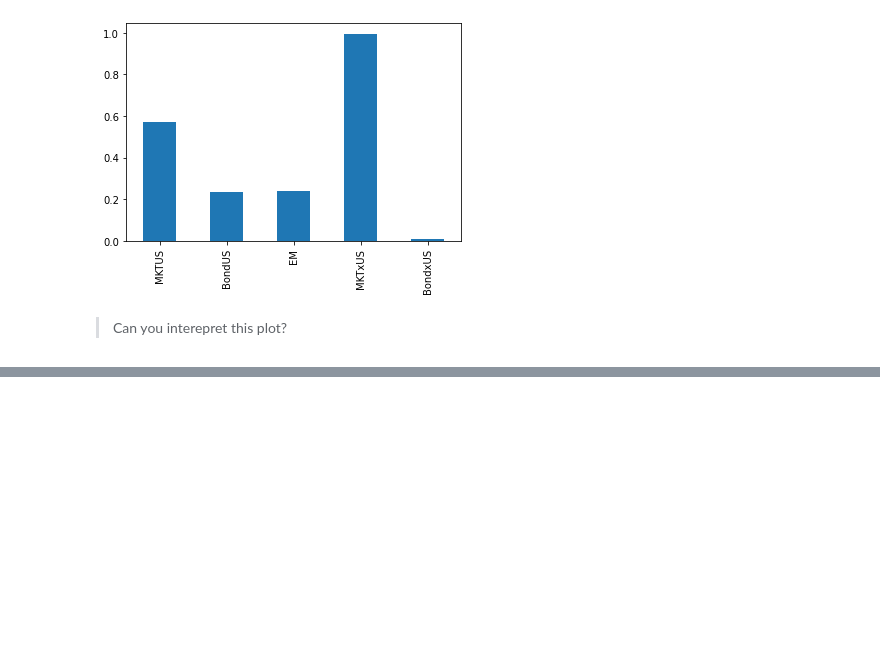
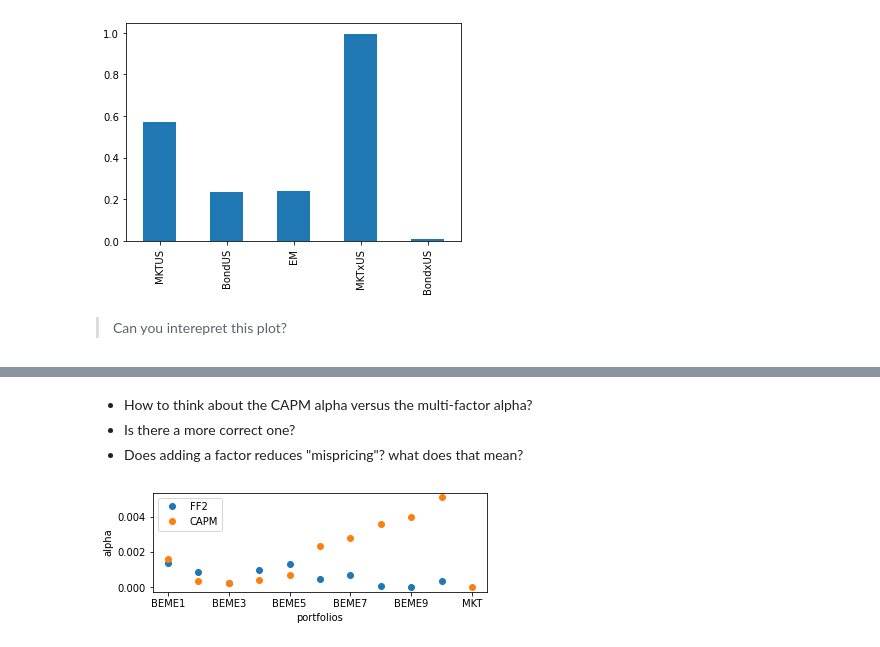
Before and after one commit to amoreira2/Lectures, a Jupyter notebook: chapters/Finance/Untitled.ipynb, the cells around one changed output, grey strips where cells are left out. Saved outputs shown, nothing was run; the diff lists cells and outputs as text; code cells hidden in the pictures; blank space fills up the shorter version.

```diff
--- a/chapters/Finance/Untitled.ipynb
+++ b/chapters/Finance/Untitled.ipynb
@@ -380,0 +778,4 @@ BondxUS            0.009567         0.007963
+# %%
+df=pd.merge(Re,Factors,left_index=True,right_index=True)
+# no need to take out risk-free rate because these factors are already excess returns
+df.mean()
@@ -380,0 +803,27 @@ BondxUS            0.009567         0.007963
+# %%
+# initiate a data frame with row labels given by the 10 portfolios and the columns of the moments that we will estimate
+df=df['1963':'2002']
+names=df.drop(['MKT','HML','SMB'],axis=1).columns
+FF2=pd.DataFrame([],index=names,\
+                 columns=['avg','alpha','talpha','betamkt','tbetamkt','betahml','tbetahml'])
+
+
+# create empty dataframe to store residual
+# FF2Resid=df.drop(['MKT','HML','SMB'],axis=1).copy()
+# FF2Resid.loc[:,:]=np.nan
+
+#store avg return
+FF2['avg']=df.drop(['MKT','HML','SMB'],axis=1).mean()
+
+for portfolio in FF2.index:
+    y=df[portfolio]
+
+    x=df[['MKT','HML']]
+    x=sm.add_constant(x)
+    results = sm.OLS(y,x).fit()
+    FF2.at[portfolio,['alpha','betamkt','betahml']]=results.params.values
+    FF2.at[portfolio,['talpha','tbetamkt','tbetahml']]=(results.params/results.HC0_se).values
+#     FF2Resid[portfolio]=results.resid
+
+FF2=FF2.astype('float')
+FF2
@@ -380,0 +842,17 @@ BondxUS            0.009567         0.007963
+# %% [markdown]
+- How to think about the CAPM alpha versus the multi-factor alpha?
+- Is there a more correct one?
+- Does adding a factor reduces "mispricing"?  what does that mean?
+# %%
+CAPM=TSresults.copy()
+fig = plt.figure()
+ax1 = plt.subplot(2,1,1)
+FF2.alpha.abs().plot(ax=ax1,style='o')
+CAPM.alpha.abs().plot(ax=ax1,style='o')
+
+plt.legend(['FF2','CAPM'])
+plt.ylabel('alpha')
+plt.xlabel('portfolios')
+plt.show()
+# %% [output]
+[figure, added]
```
Also changed, not shown: parts of 35 cells of this notebook, 7 other files.
